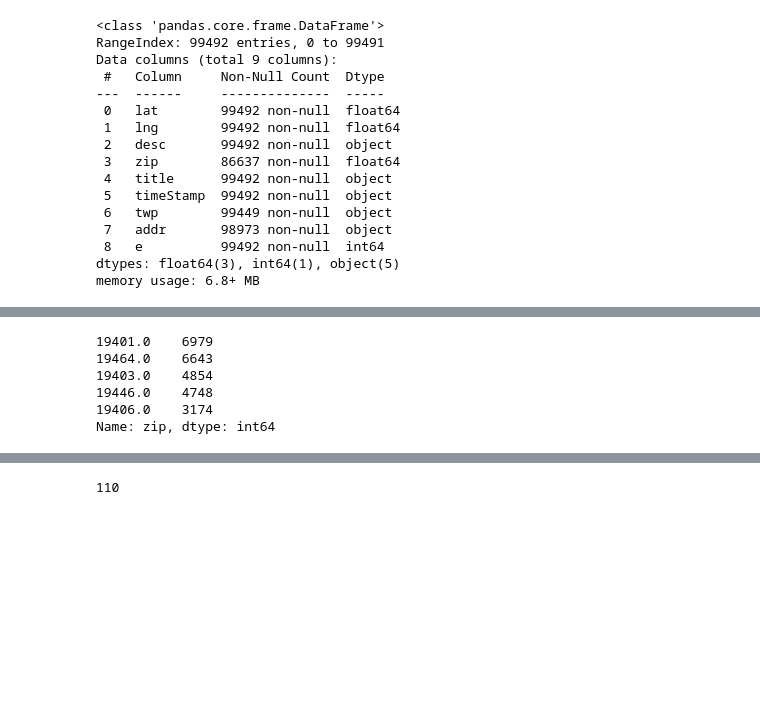
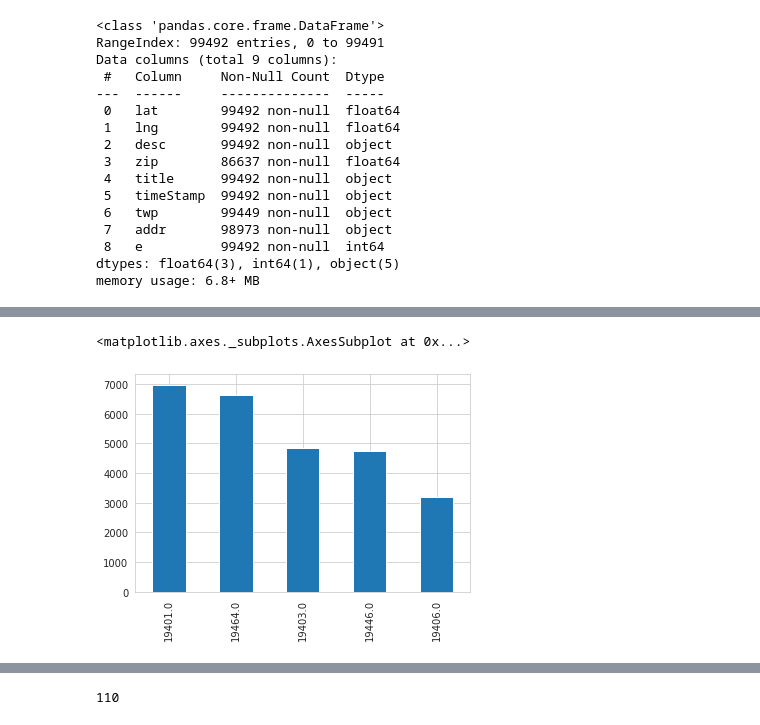
Before and after one commit to Magesh-Sundaravel/Visualization, a Jupyter notebook: 911_calls_Visualization_Project.ipynb, the cells around one changed output, grey strips where cells are left out. Drawn from its saved outputs; the diff is of its cells as text; code cells hidden in the pictures; blank space fills up the shorter version.

```diff
--- a/911_calls_Visualization_Project.ipynb
+++ b/911_calls_Visualization_Project.ipynb
@@ -62,13 +62,9 @@ df.head()
 | 4 | 40.251492 | -75.603350 | CHERRYWOOD CT & DEAD END; LOWER P... | NaN | EMS: DIZZINESS | 2015-12-10 17:40:01 | LOWER POTTSGROVE | CHERRYWOOD CT & DEAD END | 1 |
 # %%
 # What are the top 5 zipcodes for 911 calls?
-print(df["zip"].value_counts().head(5))
+df["zip"].value_counts().head(5).plot(kind='bar')
 # %% [output]
-19401.0    6979
-19464.0    6643
-19403.0    4854
-19446.0    4748
-19406.0    3174
-Name: zip, dtype: int64
+<matplotlib.axes._subplots.AxesSubplot at 0x...>
+[figure, added]
 # %%
 # What are the top 5 townships (twp) for 911 calls?
```
Also changed, not shown: parts of 1 cell of this notebook.
